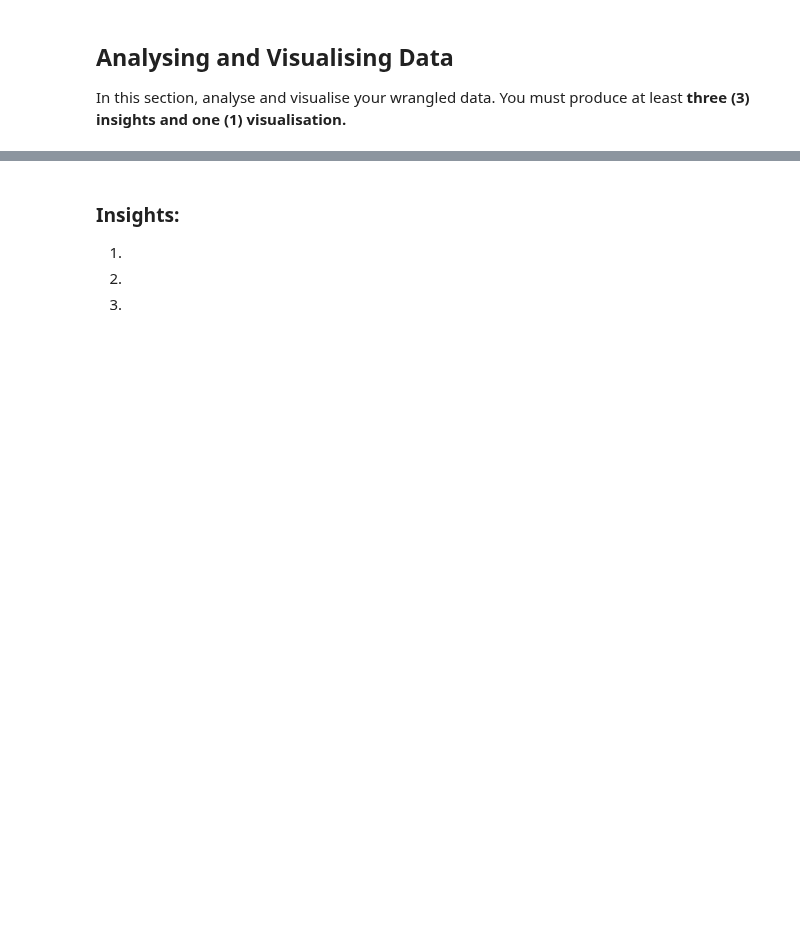
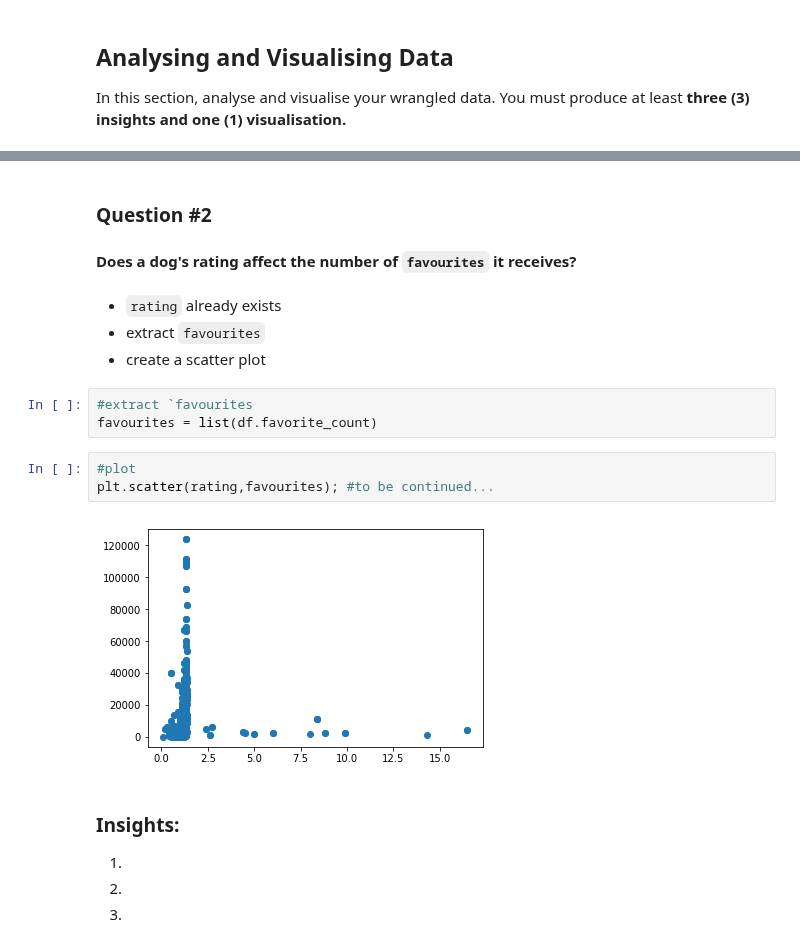
Before and after one commit to brk-a/alx-t-data-analyst, a Jupyter notebook: 0x01-project_2_wrangle_and_analyse_data/wrangle_act.ipynb, the cells around one changed output, grey strips where cells are left out. Drawn from its saved outputs; the diff is of its cells as text; blank space fills up the shorter version.

Commit message:
EDA: question 1 and 2

```diff
--- a/0x01-project_2_wrangle_and_analyse_data/wrangle_act.ipynb
+++ b/0x01-project_2_wrangle_and_analyse_data/wrangle_act.ipynb
@@ -1161,3 +1234,19 @@ In this section, analyse and visualise your wrangled data. You must produce at l
+# %% [markdown]
+### Question #2
+
+#### Does a dog's rating affect the number of `favourites` it receives?
+# %% [markdown]
+* `rating` already exists
+* extract `favourites`
+* create a scatter plot
+# %%
+#extract `favourites
+favourites = list(df.favorite_count)
+# %%
+#plot
+plt.scatter(rating,favourites); #to be continued...
+# %% [output]
+[figure, added]
 # %% [markdown]
 ### Insights:
 1.
```
Also changed, not shown: parts of 13 cells of this notebook.
